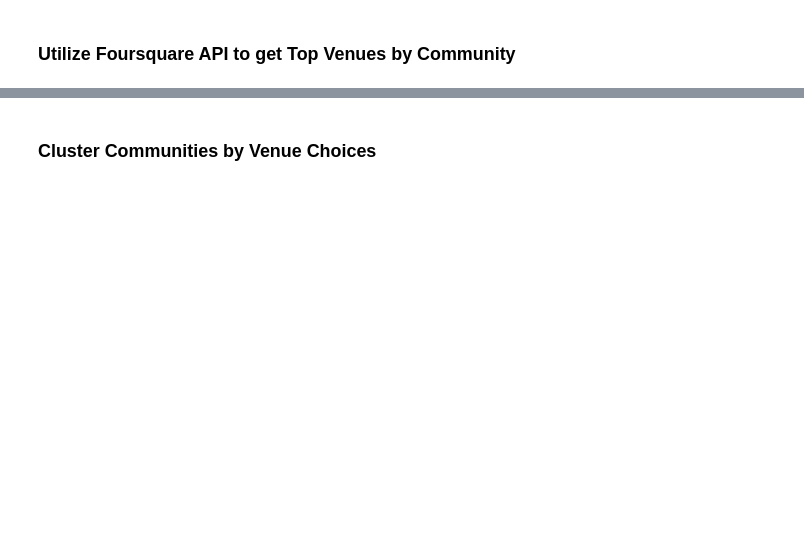
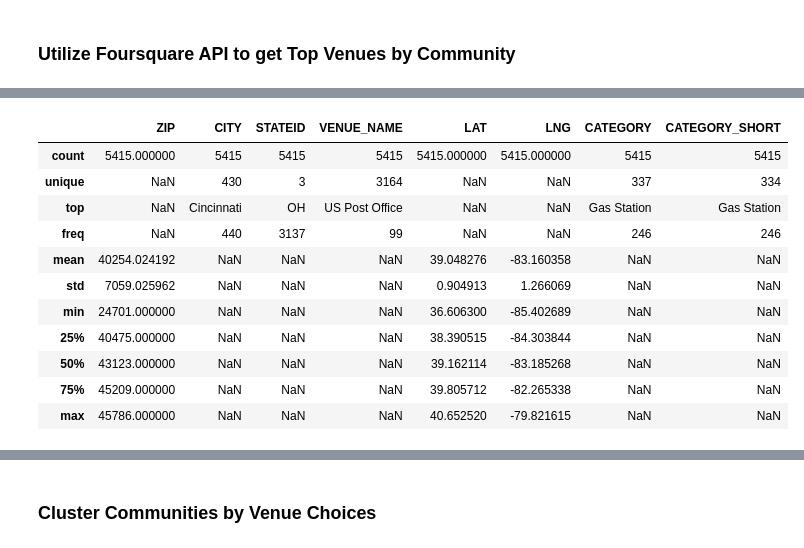
Before and after one commit to rsq215/Coursera_Capstone, a Jupyter notebook: RQueen Capstone Final Project - Part II.ipynb, the cells around one changed output, grey strips where cells are left out. Saved outputs shown, nothing was run; the diff lists cells and outputs as text; code cells hidden in the pictures; blank space fills up the shorter version.

```diff
--- a/RQueen Capstone Final Project - Part II.ipynb
+++ b/RQueen Capstone Final Project - Part II.ipynb
@@ -402,0 +608,16 @@ census_df[['ZIP','CITY','CLUSTER','CLUS_NAME']].head()
+# %%
+venue_df = pd.read_csv(fsq_venues)
+venue_df.describe(include='all')
+# %% [output]
+|  | ZIP | CITY | STATEID | VENUE_NAME | LAT | LNG | CATEGORY | CATEGORY_SHORT |
+| count | 5415.000000 | 5415 | 5415 | 5415 | 5415.000000 | 5415.000000 | 5415 | 5415 |
+| unique | NaN | 430 | 3 | 3164 | NaN | NaN | 337 | 334 |
+| top | NaN | Cincinnati | OH | US Post Office | NaN | NaN | Gas Station | Gas Station |
+| freq | NaN | 440 | 3137 | 99 | NaN | NaN | 246 | 246 |
+| mean | 40254.024192 | NaN | NaN | NaN | 39.048276 | -83.160358 | NaN | NaN |
+| std | 7059.025962 | NaN | NaN | NaN | 0.904913 | 1.266069 | NaN | NaN |
+| min | 24701.000000 | NaN | NaN | NaN | 36.606300 | -85.402689 | NaN | NaN |
+| 25% | 40475.000000 | NaN | NaN | NaN | 38.390515 | -84.303844 | NaN | NaN |
+| 50% | 43123.000000 | NaN | NaN | NaN | 39.162114 | -83.185268 | NaN | NaN |
+| 75% | 45209.000000 | NaN | NaN | NaN | 39.805712 | -82.265338 | NaN | NaN |
+| max | 45786.000000 | NaN | NaN | NaN | 40.652520 | -79.821615 | NaN | NaN |
```
Also changed, not shown: parts of 19 cells of this notebook.
